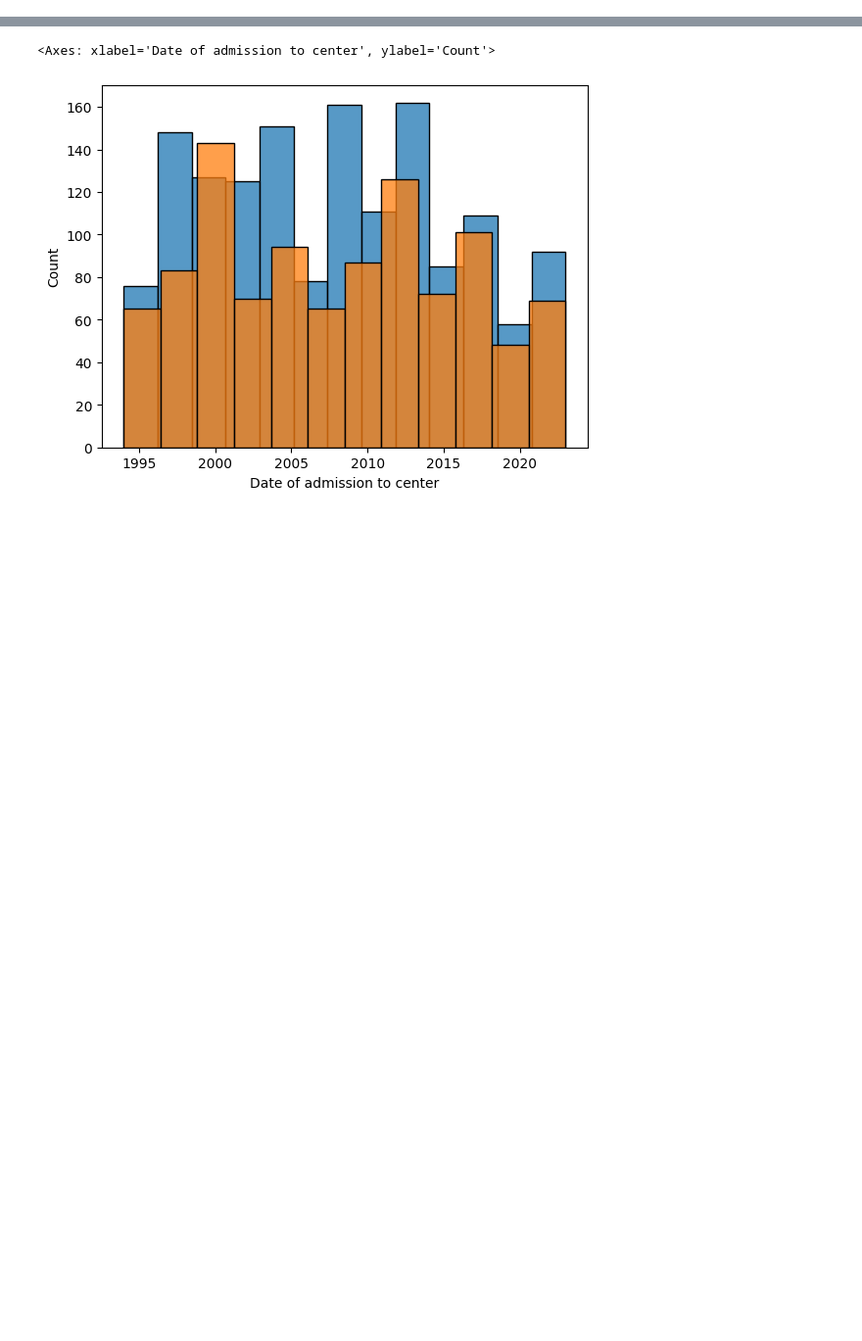
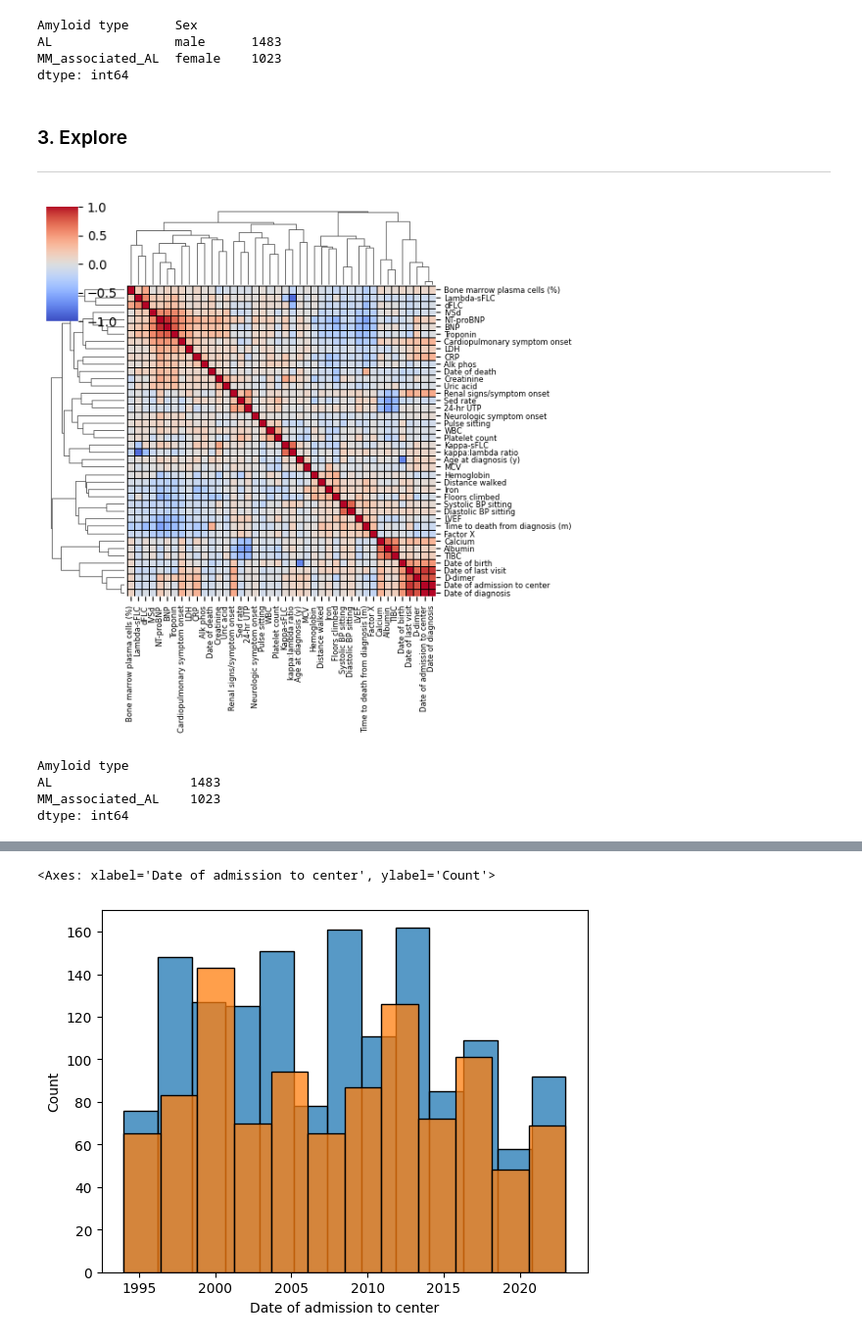
Before and after one commit to shankara-a/amyloidosis_bmc_2023, a Jupyter notebook: 01_process.ipynb, the cells around one changed output, grey strips where cells are left out. Shown at 98% size. Cells and saved outputs as stored; diff of their text form; code cells hidden in the pictures; blank space fills up the shorter version.

```diff
--- a/01_process.ipynb
+++ b/01_process.ipynb
@@ -31,7 +28,7 @@ data_df = pd.concat([pd.to_datetime(data_df[amyloid.dates][var], format="mixed")
 )
 # %%
 # Add encoding variables
-data_df['Amyloid type'] = data_df['Sex'].apply(lambda x: utils.map_encoding(x, amyloid.enc_amyloid_type))
+data_df['Amyloid type'] = data_df['Amyloid type'].apply(lambda x: utils.map_encoding(x, amyloid.enc_amyloid_type))
 data_df['Sex'] = data_df['Sex'].apply(lambda x: utils.map_encoding(x, amyloid.enc_sex))
 data_df['Ethnicity'] = data_df['Ethnicity'].apply(lambda x: utils.map_encoding(x, amyloid.enc_ethnicity))
 data_df['Race'] = data_df['Race'].apply(lambda x: utils.map_encoding(x, amyloid.enc_race))
@@ -71,0 +92,5 @@ plt.scatter(data_df['Date of diagnosis'], data_df['Time to death from diagnosis
+# %%
+data_df['status'] = np.where(data_df['Date of death'].notna(), 1, 0)
+data_df['time'] = data_df[['Date of death','Date of last visit']].max(axis=1) - data_df['Date of diagnosis']
+data_df['time'] = data_df['time'] / pd.Timedelta(days=30)
+data_df = data_df.rename(columns={'Age at diagnosis (y)':'age_drx'})
@@ -71,0 +99,35 @@ plt.scatter(data_df['Date of diagnosis'], data_df['Time to death from diagnosis
+# %%
+data_df.groupby(["Amyloid type","Sex"]).size()
+# %% [output]
+Amyloid type      Sex
+AL                male      1483
+MM_associated_AL  female    1023
+dtype: int64
+# %% [markdown]
+### 3. Explore
+---
+# %%
+clustermap = sns.clustermap(
+    data_df.drop(data_df.select_dtypes(include=['object']).columns, axis=1).corr('spearman'),
+    xticklabels=True,
+    yticklabels=True,
+    cmap='coolwarm',
+    vmin=-1,
+    vmax=1,
+    linecolor='k',
+    linewidths=0.5,
+    figsize=(7,7),
+    #col_label_kws={'fontsize': 12}
+)
+
+_ = clustermap.ax_heatmap.set_xticklabels(clustermap.ax_heatmap.get_xticklabels(), fontsize=6)
+_ = clustermap.ax_heatmap.set_yticklabels(clustermap.ax_heatmap.get_yticklabels(), fontsize=6)
+# %% [output]
+[figure, added]
+# %%
+data_df.groupby("Amyloid type").size()
+# %% [output]
+Amyloid type
+AL                  1483
+MM_associated_AL    1023
+dtype: int64
```
Also changed, not shown: parts of 10 cells of this notebook, 2 other files.
